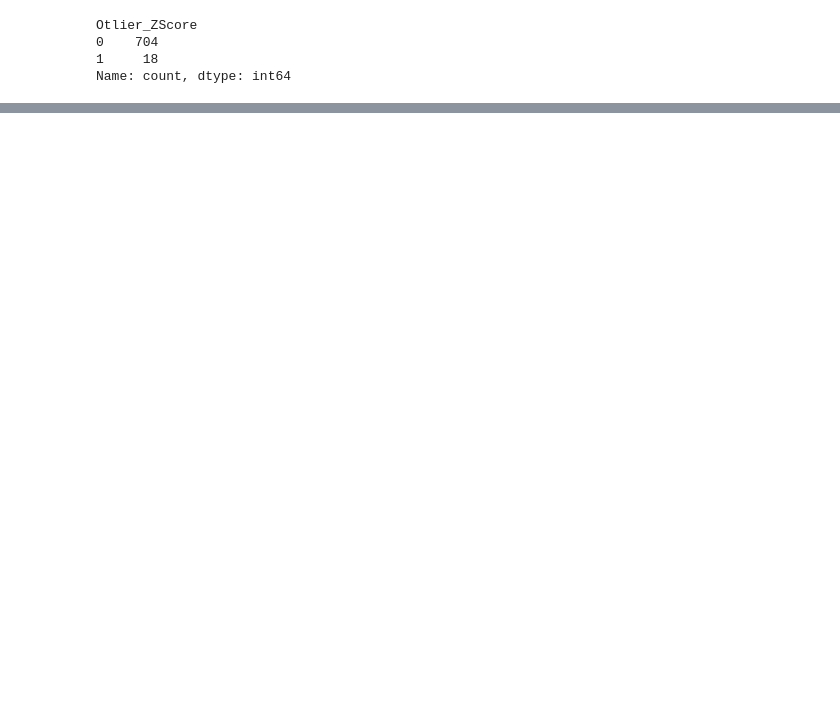
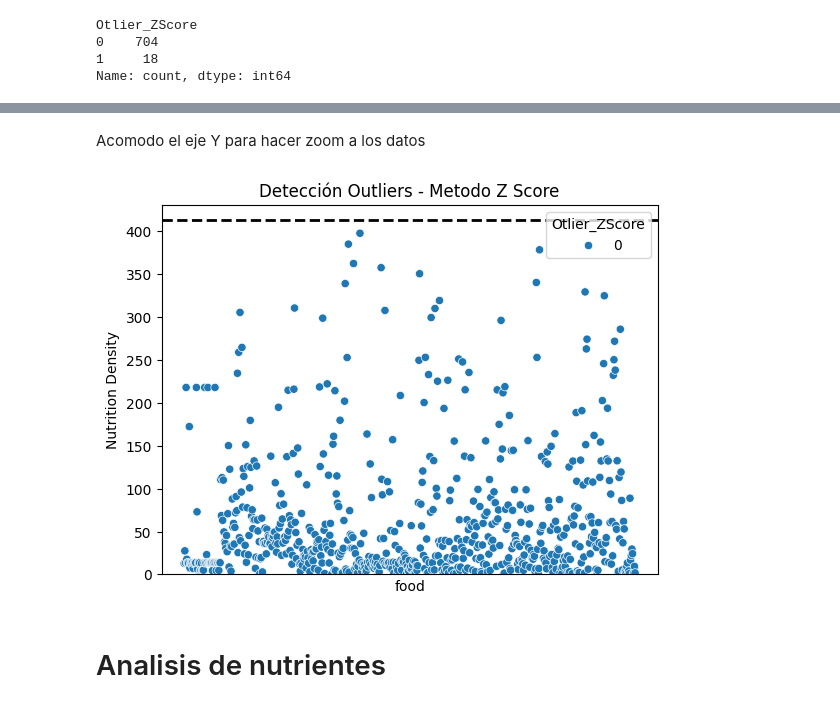
Before and after one commit to NatanCuello30/Data-Science-1, a Jupyter notebook: DataScience/FINAL_FOOD_DATASET/ProyectoDS_Parte1_+Cuello.ipynb, the cells around one changed output, grey strips where cells are left out. Cells and saved outputs as stored; diff of their text form; code cells hidden in the pictures; blank space fills up the shorter version.

```diff
--- a/DataScience/FINAL_FOOD_DATASET/ProyectoDS_Parte1_+Cuello.ipynb
+++ b/DataScience/FINAL_FOOD_DATASET/ProyectoDS_Parte1_+Cuello.ipynb
@@ -847,0 +867,45 @@ Text(0.5, 1.0, 'Detección Outliers - Metodo Z Score')
+# %% [markdown]
+Acomodo el eje Y para hacer zoom a los datos
+# %%
+import matplotlib.pyplot as plt
+import seaborn as sns
+
+limite_inf_tr = limite_inf * desvio + media
+limite_sup_tr = limite_sup * desvio + media
+
+
+# Suponiendo que 'limite_inf_tr', 'limite_sup_tr', 'df', 'desvio', y 'media' ya están definidos
+
+# Filtrar el DataFrame para excluir outliers
+df_filtrado = df[(df['Nutrition Density'] >= limite_inf_tr) & (df['Nutrition Density'] <= limite_sup_tr)]
+
+# Grafico
+plt.figure()
+ax = sns.scatterplot(data = df_filtrado,
+                     x = 'food',
+                     y = 'Nutrition Density',
+                     hue = 'Otlier_ZScore')  # Asegúrate de que 'Otlier_ZScore' es el nombre correcto de la columna
+plt.axhline(y = limite_inf_tr,
+            color = 'black',
+            linestyle = '--',
+            label = 'Limite Inferior',
+            linewidth = 2)
+plt.axhline(y = limite_sup_tr,
+            color = 'black',
+            linestyle = '--',
+            label = 'Limite Superior',
+            linewidth = 2)
+plt.title('Detección Outliers - Metodo Z Score')
+
+# Establecer el límite inferior del eje Y a 0
+ax.set_ylim(bottom=0)
+
+# Eliminar las etiquetas del eje X
+plt.xticks([])
+
+# Mostrar el gráfico
+plt.show()
+# %% [output]
+[figure, added]
+# %% [markdown]
+# Analisis de nutrientes
```
Also changed, not shown: parts of 18 cells of this notebook.
